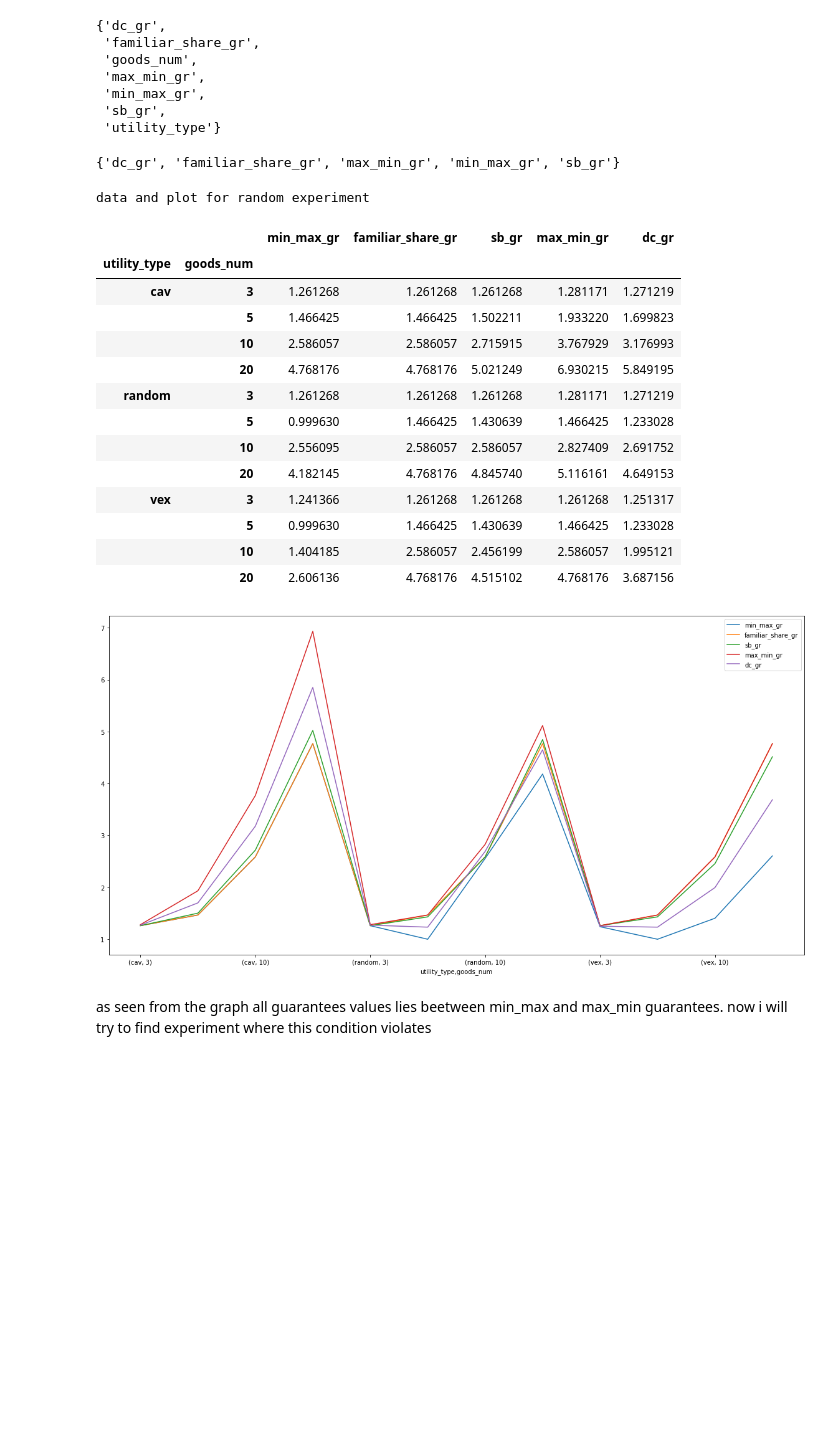
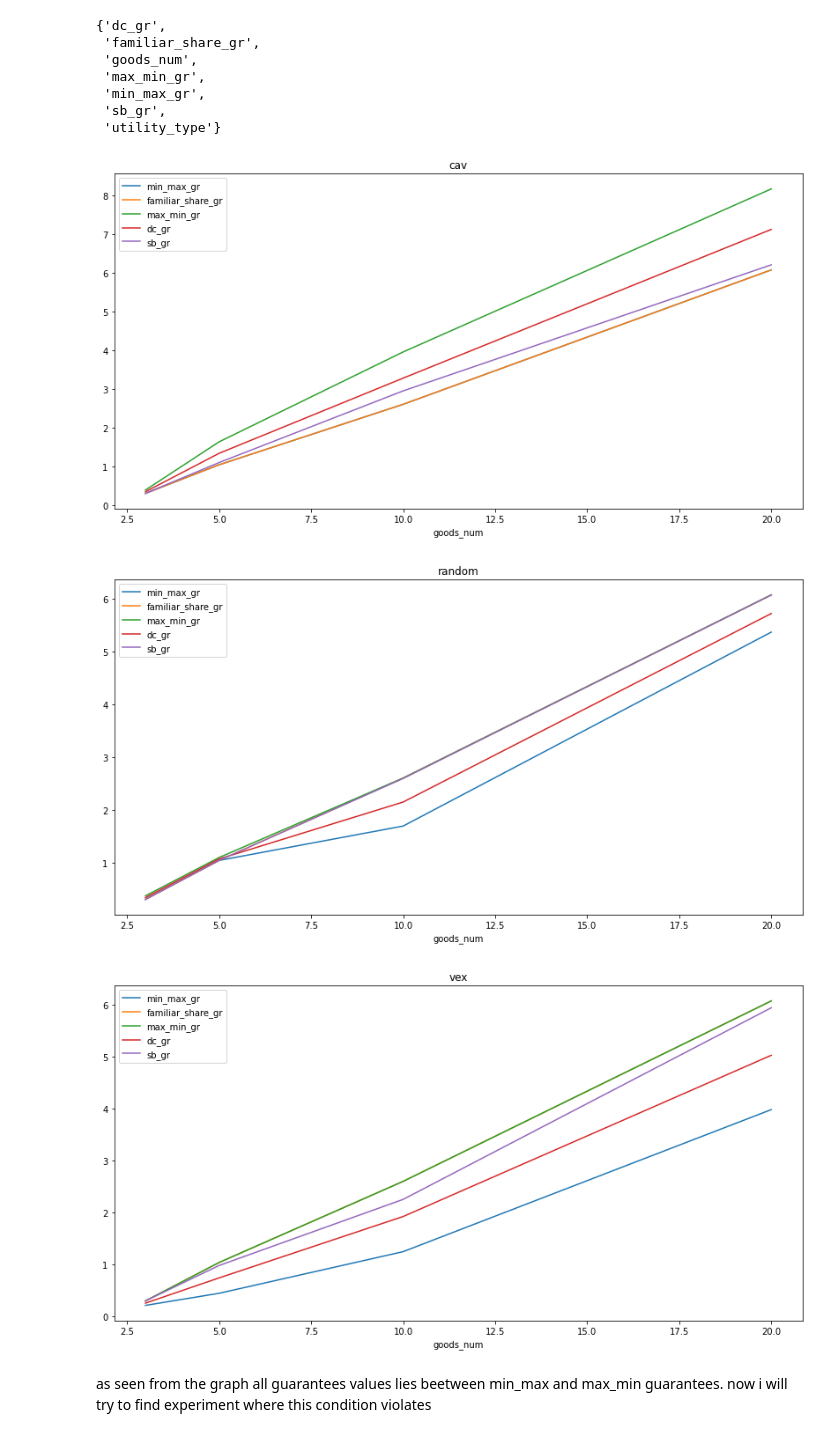
Before and after one commit to AdayevKP/fair_division_with_money, a Jupyter notebook: fair_division_with_money.ipynb, the cells around one changed output. Saved outputs shown, nothing was run; the diff lists cells and outputs as text; code cells hidden in the pictures; blank space fills up the shorter version.

Commit message:
plot separate graphics for each parameter set

```diff
--- a/fair_division_with_money.ipynb
+++ b/fair_division_with_money.ipynb
@@ -50,32 +49,16 @@ cg_exp.columns
  'min_max_gr',
  'sb_gr',
  'utility_type'}
-# %%
-guarantees_columns = cg_exp.columns - {'utility_type', 'goods_num'}
-guarantees_columns
-# %% [output]
-{'dc_gr', 'familiar_share_gr', 'max_min_gr', 'min_max_gr', 'sb_gr'}
 # %%
 data = cg_exp.load_experiment()
-# %%
-base_experiment(data, ['utility_type', 'goods_num'], guarantees_columns)
-# %% [output]
-data and plot for random experiment
-|  |  | min_max_gr | familiar_share_gr | sb_gr | max_min_gr | dc_gr |
-| utility_type | goods_num |  |  |  |  |  |
-| cav | 3 | 1.261268 | 1.261268 | 1.261268 | 1.281171 | 1.271219 |
-|  | 5 | 1.466425 | 1.466425 | 1.502211 | 1.933220 | 1.699823 |
-|  | 10 | 2.586057 | 2.586057 | 2.715915 | 3.767929 | 3.176993 |
-|  | 20 | 4.768176 | 4.768176 | 5.021249 | 6.930215 | 5.849195 |
-| random | 3 | 1.261268 | 1.261268 | 1.261268 | 1.281171 | 1.271219 |
-|  | 5 | 0.999630 | 1.466425 | 1.430639 | 1.466425 | 1.233028 |
-|  | 10 | 2.556095 | 2.586057 | 2.586057 | 2.827409 | 2.691752 |
-|  | 20 | 4.182145 | 4.768176 | 4.845740 | 5.116161 | 4.649153 |
-| vex | 3 | 1.241366 | 1.261268 | 1.261268 | 1.261268 | 1.251317 |
-|  | 5 | 0.999630 | 1.466425 | 1.430639 | 1.466425 | 1.233028 |
-|  | 10 | 1.404185 | 2.586057 | 2.456199 | 2.586057 | 1.995121 |
-|  | 20 | 2.606136 | 4.768176 | 4.515102 | 4.768176 | 3.687156 |
-[figure, removed]
+# %%
+r_data = data.groupby(['utility_type', 'goods_num']).first()
+for i in r_data.index.unique('utility_type'):
+    r_data.loc[i].plot(figsize=(14, 7), title=i, style='-')
+# %% [output]
+[figure, added]
+[figure, added]
+[figure, added]
 # %% [markdown]
 as seen from the graph all guarantees values lies beetween min_max and max_min guarantees. </br>
 now i will try to find experiment where this condition violates
```
Also changed, not shown: parts of 7 cells of this notebook.
